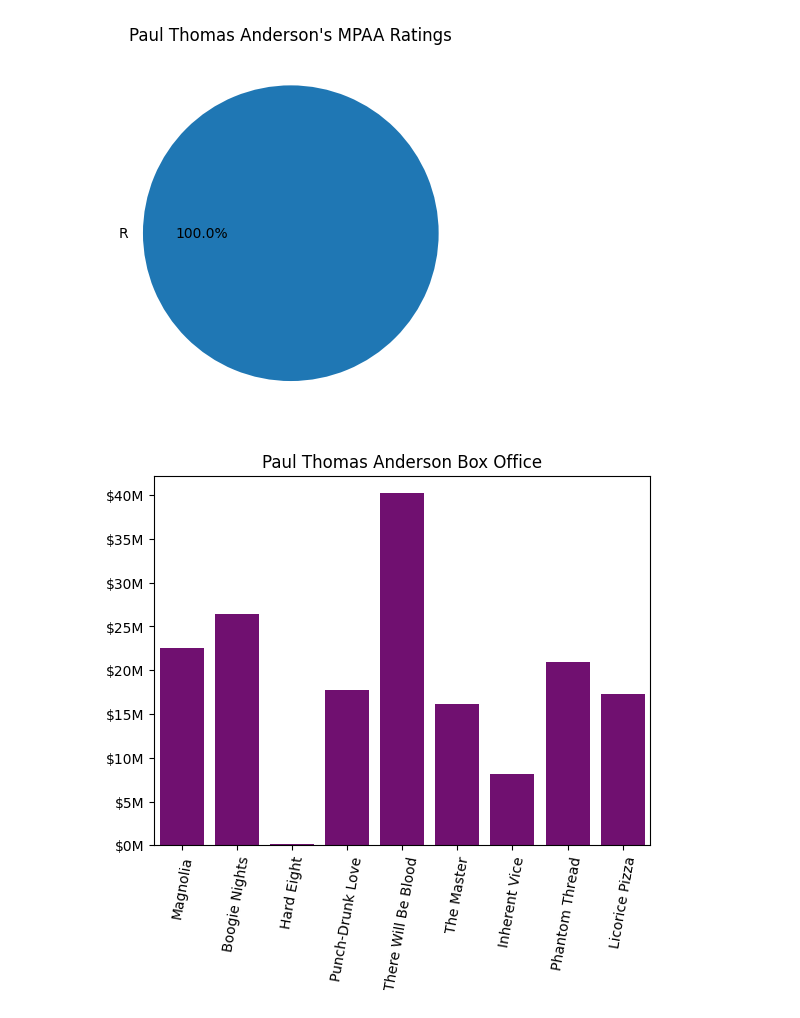
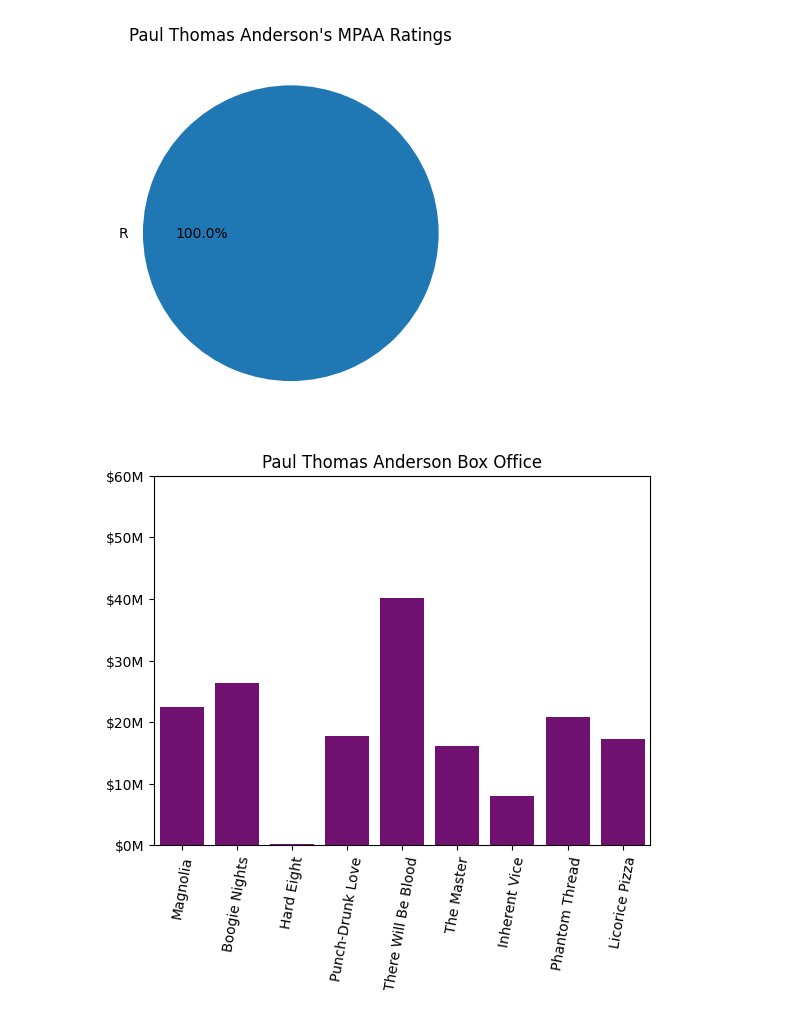
Before and after one commit to DKSaller/Anderson-v-Anderson, a Jupyter notebook: capstone.ipynb, the cells around one changed output. Saved outputs shown, nothing was run; the diff lists cells and outputs as text; code cells hidden in the pictures.

Commit message:
added graphs to presenation

```diff
--- a/capstone.ipynb
+++ b/capstone.ipynb
@@ -1756,11 +1756,12 @@ plt.show()
 # %%
 sns.barplot(x = pta_df['Film'], y = pta_df['box_office'], color = '#800080')
 plt.title('Paul Thomas Anderson Box Office')
 plt.xticks(rotation=80)
 plt.xlabel('')
 plt.ylabel('')
 plt.gca().yaxis.set_major_formatter(FuncFormatter(millions))
+plt.yticks(range(0, 60000001, 10000000))
 plt.savefig('pta_box_office.png', bbox_inches='tight')
 plt.show()
 # %% [output]
-[figure, old version]
+[figure, new version]
```
Also changed, not shown: parts of 1 cell of this notebook, 1 other file.
